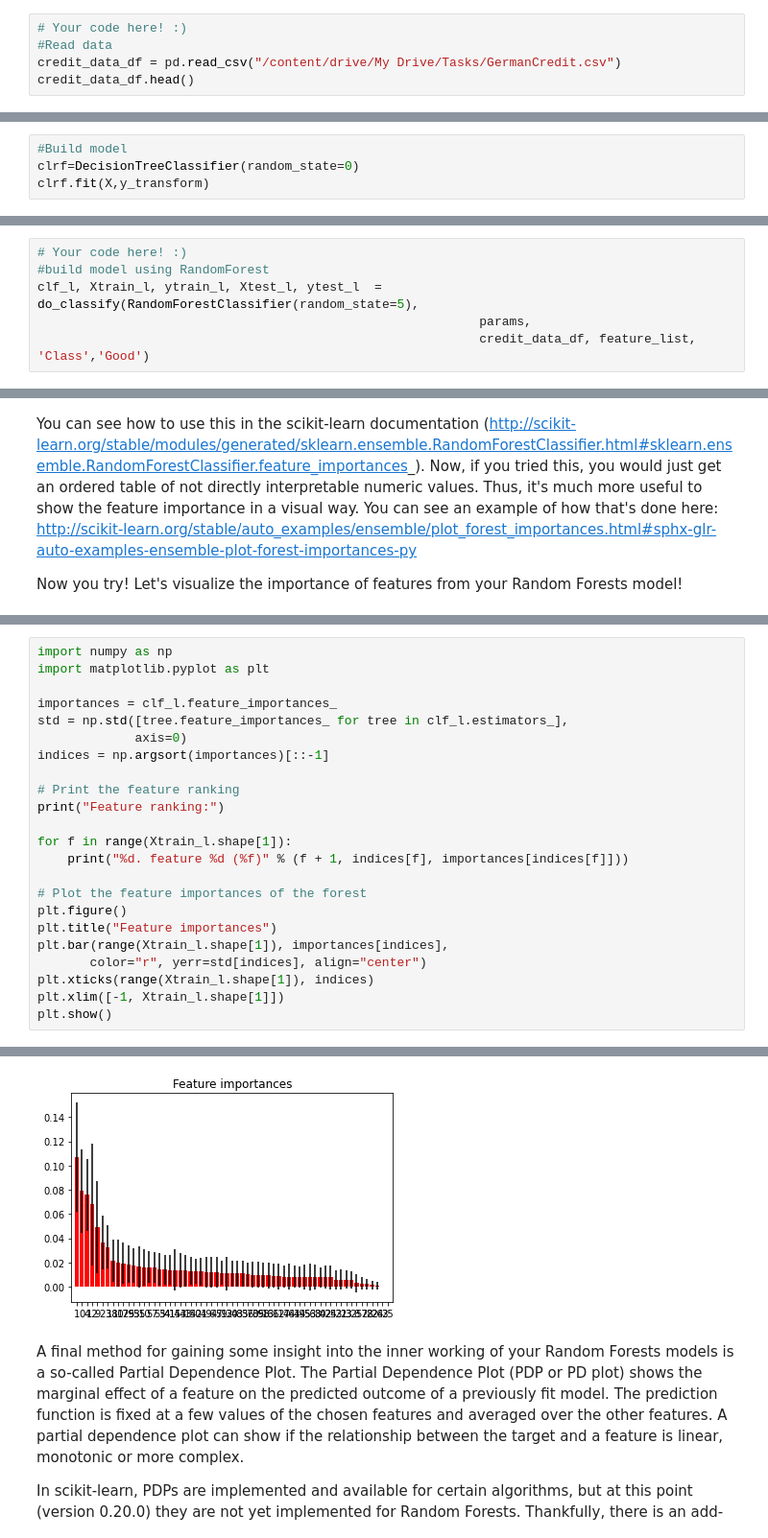
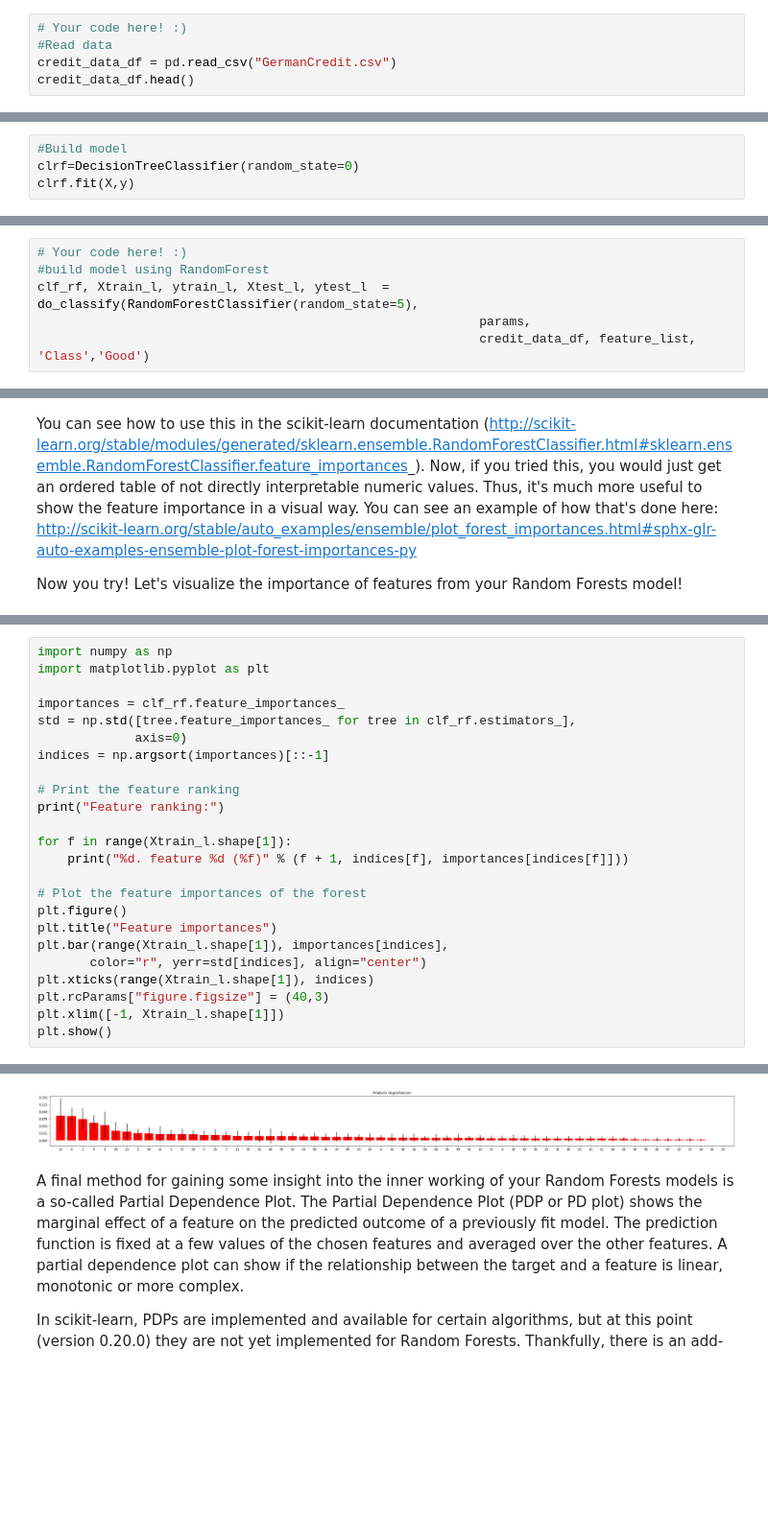
Before and after one commit to santoshgurujula/Springboard_Tasks, a Jupyter notebook: Mini_Project_Tree-Based_Algorithms.ipynb, the cells around one changed output, grey strips where cells are left out. Shown at 96% size. Saved outputs shown, nothing was run; the diff lists cells and outputs as text; blank space fills up the shorter version.

```diff
--- a/Mini_Project_Tree-Based_Algorithms.ipynb
+++ b/Mini_Project_Tree-Based_Algorithms.ipynb
@@ -52,7 +41,7 @@ Mounted at /content/drive
 # %%
 # Your code here! :)
 #Read data
-credit_data_df = pd.read_csv("/content/drive/My Drive/Tasks/GermanCredit.csv")
+credit_data_df = pd.read_csv("GermanCredit.csv")
 credit_data_df.head()
 # %% [output]
 |  | Duration | Amount | InstallmentRatePercentage | ResidenceDuration | Age | NumberExistingCredits | ... |
@@ -104,5 +80,5 @@ array(['Bad', 'Good'], dtype=object)
 # %%
 #Build model
 clrf=DecisionTreeClassifier(random_state=0)
-clrf.fit(X,y_transform)
+clrf.fit(X,y)
 # %% [output]
@@ -236,7 +244,7 @@ from sklearn.ensemble import RandomForestClassifier
 # %%
 # Your code here! :)
 #build model using RandomForest
-clf_l, Xtrain_l, ytrain_l, Xtest_l, ytest_l  = do_classify(RandomForestClassifier(random_state=5),
+clf_rf, Xtrain_l, ytrain_l, Xtest_l, ytest_l  = do_classify(RandomForestClassifier(random_state=5),
                                                            params,
                                                            credit_data_df, feature_list, 'Class','Good')
 # %% [output]
@@ -270,8 +278,8 @@ array([0.07891371, 0.10705993, 0.03655153, 0.03266986, 0.07576983,
 import numpy as np
 import matplotlib.pyplot as plt
 
-importances = clf_l.feature_importances_
-std = np.std([tree.feature_importances_ for tree in clf_l.estimators_],
+importances = clf_rf.feature_importances_
+std = np.std([tree.feature_importances_ for tree in clf_rf.estimators_],
              axis=0)
 indices = np.argsort(importances)[::-1]
 
@@ -287,6 +295,7 @@ plt.title("Feature importances")
 plt.bar(range(Xtrain_l.shape[1]), importances[indices],
        color="r", yerr=std[indices], align="center")
 plt.xticks(range(Xtrain_l.shape[1]), indices)
+plt.rcParams["figure.figsize"] = (40,3)
 plt.xlim([-1, Xtrain_l.shape[1]])
 plt.show()
 # %% [output]
@@ -308,6 +317,6 @@ Feature ranking:
 60. feature 43 (0.000000)
 61. feature 25 (0.000000)
-[figure, old version]
+[figure, new version]
 # %% [markdown]
 A final method for gaining some insight into the inner working of your Random Forests models is a so-called Partial Dependence Plot. The Partial Dependence Plot (PDP or PD plot) shows the marginal effect of a feature on the predicted outcome of a previously fit model. The prediction function is fixed at a few values of the chosen features and averaged over the other features. A partial dependence plot can show if the relationship between the target and a feature is linear, monotonic or more complex.
 
```
Also changed, not shown: parts of 49 cells of this notebook.
